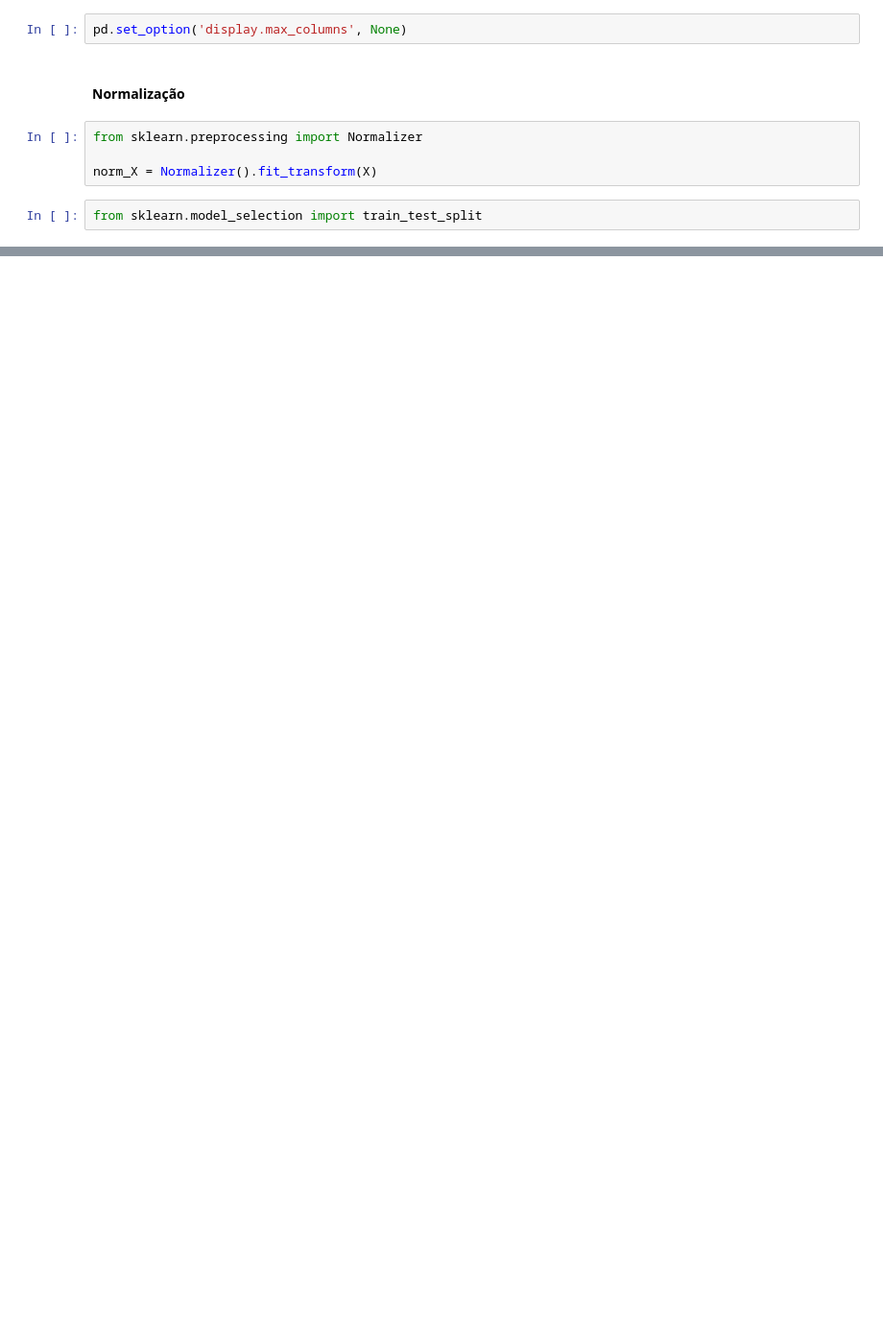
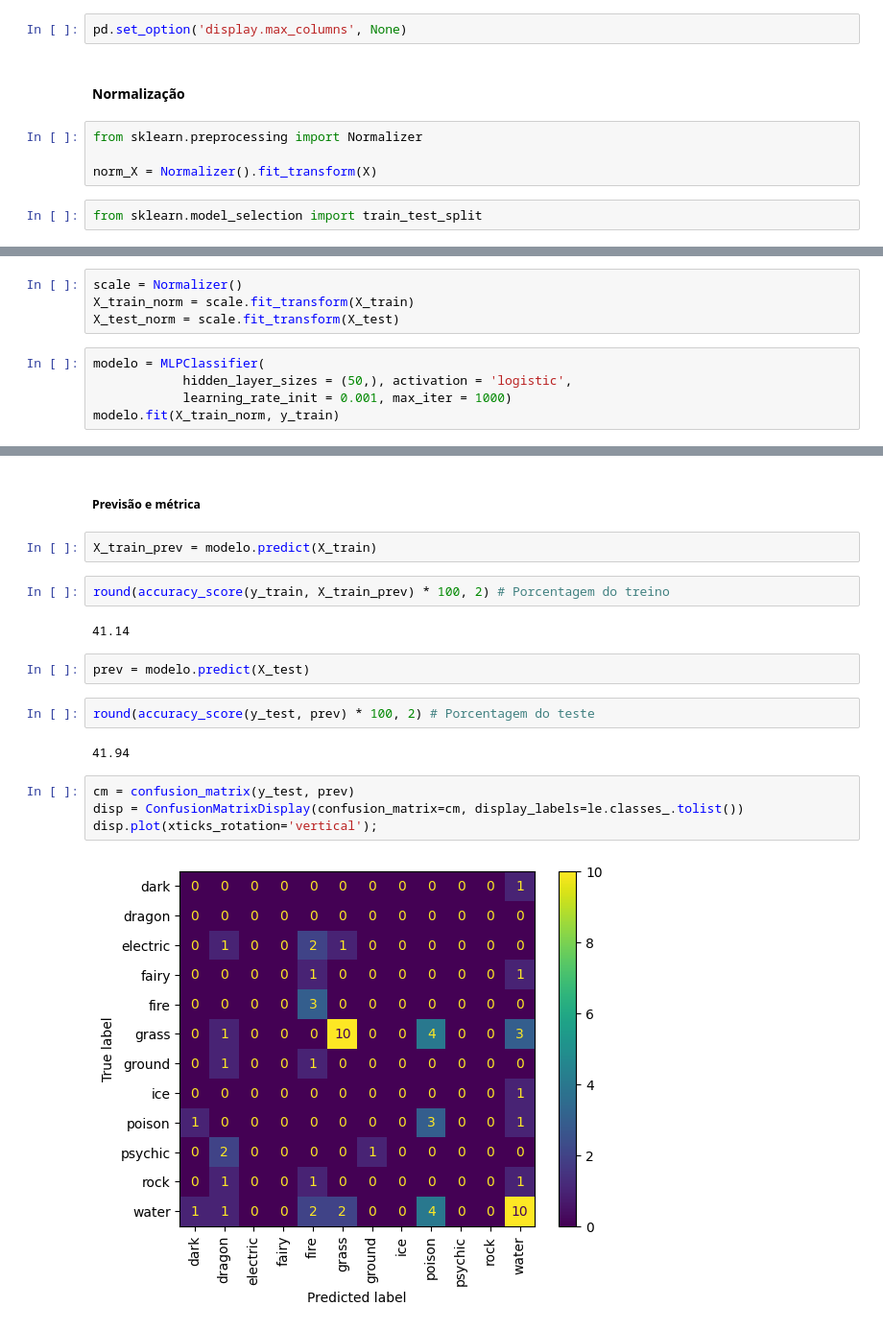
Before and after one commit to rikcav/pokemanos, a Jupyter notebook: Pokemanos.ipynb, the cells around one changed output, grey strips where cells are left out. Shown at 96% size. Cells and saved outputs as stored; diff of their text form; blank space fills up the shorter version.

```diff
--- a/Pokemanos.ipynb
+++ b/Pokemanos.ipynb
@@ -162,0 +421,9 @@ round(accuracy_score(y_test, y_pred) * 100, 2)
+# %%
+scale = Normalizer()
+X_train_norm = scale.fit_transform(X_train)
+X_test_norm = scale.fit_transform(X_test)
+# %%
+modelo = MLPClassifier(
+            hidden_layer_sizes = (50,), activation = 'logistic',
+            learning_rate_init = 0.001, max_iter = 1000)
+modelo.fit(X_train_norm, y_train)
@@ -162,0 +470,20 @@ round(accuracy_score(y_test, y_pred) * 100, 2)
+# %% [markdown]
+##### Previsão e métrica
+# %%
+X_train_prev = modelo.predict(X_train)
+# %%
+round(accuracy_score(y_train, X_train_prev) * 100, 2) # Porcentagem do treino
+# %% [output]
+41.14
+# %%
+prev = modelo.predict(X_test)
+# %%
+round(accuracy_score(y_test, prev) * 100, 2) # Porcentagem do teste
+# %% [output]
+41.94
+# %%
+cm = confusion_matrix(y_test, prev)
+disp = ConfusionMatrixDisplay(confusion_matrix=cm, display_labels=le.classes_.tolist())
+disp.plot(xticks_rotation='vertical');
+# %% [output]
+[figure, added]
```
Also changed, not shown: parts of 86 cells of this notebook.
